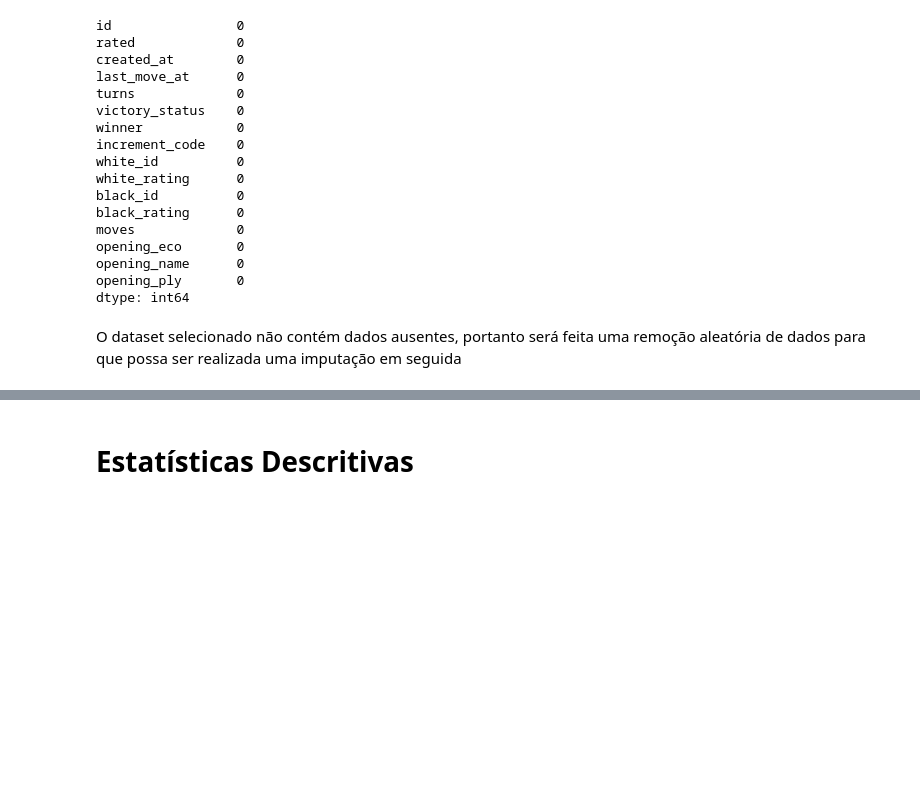
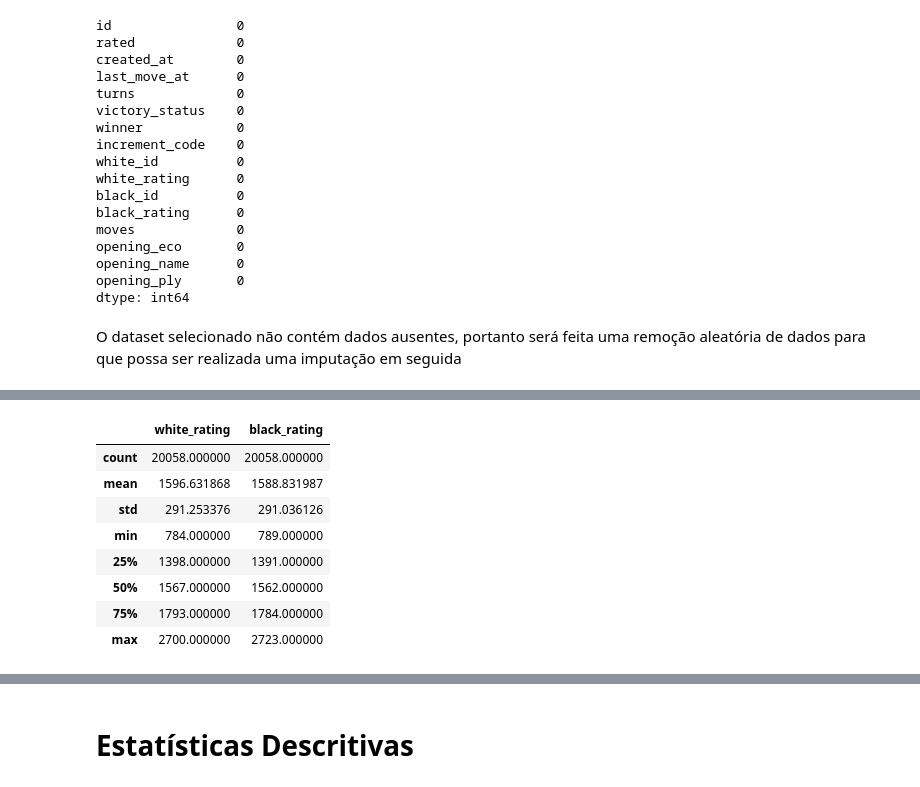
Before and after one commit to Vinicius-resende-cin/intro-dados, a Jupyter notebook: notebooks/ChessGames.ipynb, the cells around one changed output, grey strips where cells are left out. Drawn from its saved outputs; the diff is of its cells as text; code cells hidden in the pictures; blank space fills up the shorter version.

```diff
--- a/notebooks/ChessGames.ipynb
+++ b/notebooks/ChessGames.ipynb
@@ -145,0 +554,12 @@ O dataset selecionado não contém dados ausentes, portanto será feita uma remo
+# %%
+chess_games[['white_rating', 'black_rating']].describe()
+# %% [output]
+|  | white_rating | black_rating |
+| count | 20058.000000 | 20058.000000 |
+| mean | 1596.631868 | 1588.831987 |
+| std | 291.253376 | 291.036126 |
+| min | 784.000000 | 789.000000 |
+| 25% | 1398.000000 | 1391.000000 |
+| 50% | 1567.000000 | 1562.000000 |
+| 75% | 1793.000000 | 1784.000000 |
+| max | 2700.000000 | 2723.000000 |
```
Also changed, not shown: parts of 48 cells of this notebook.
